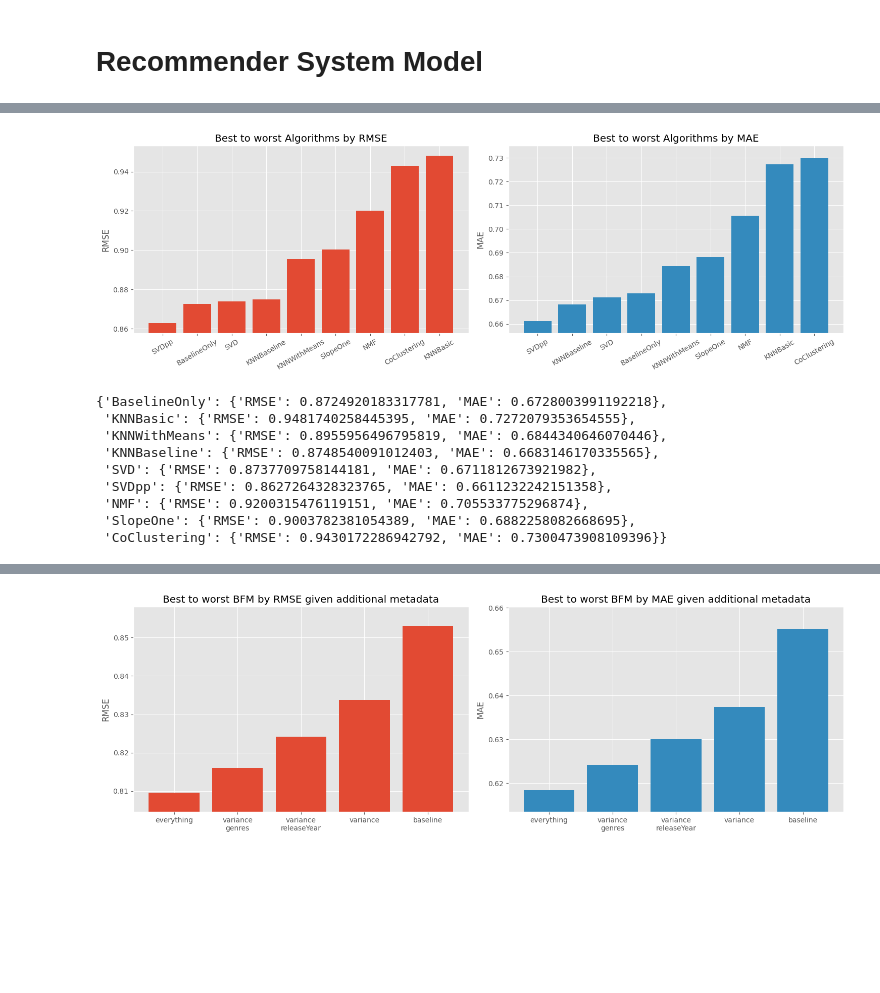
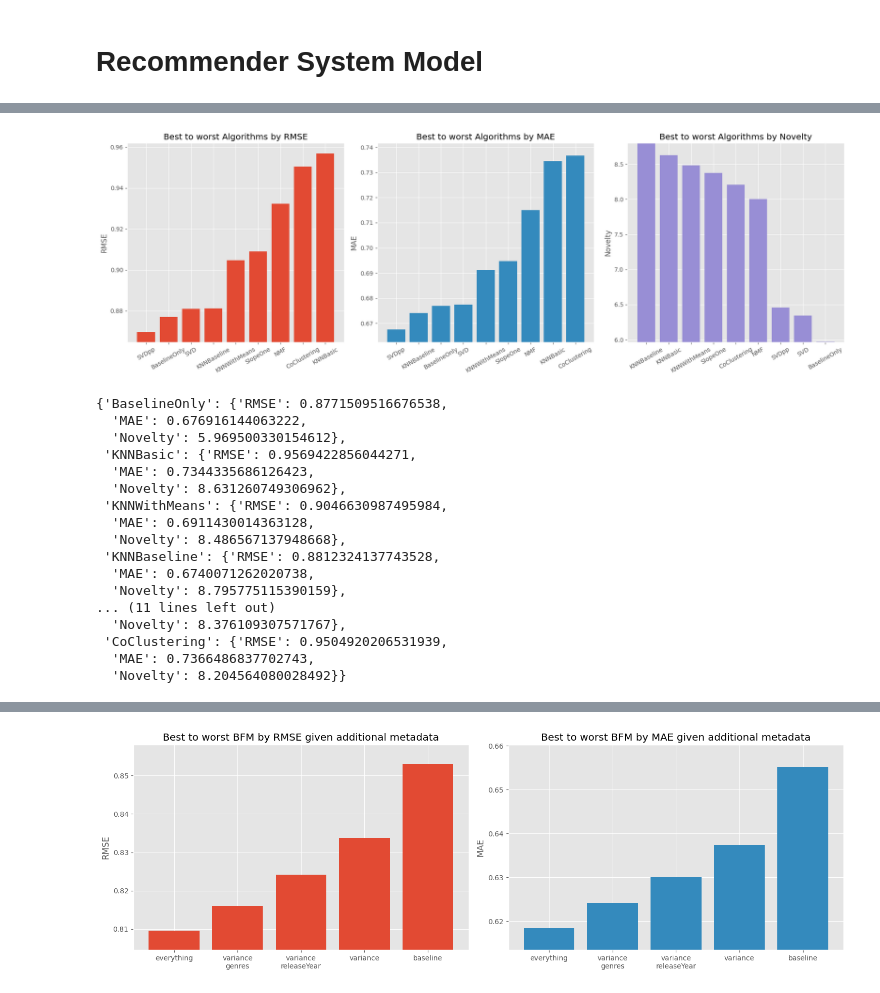
Before and after one commit to NamLe0609/recsys-movielens, a Jupyter notebook: new-movielens-100k.ipynb, the cells around one changed output, grey strips where cells are left out. Drawn from its saved outputs; the diff is of its cells as text; code cells hidden in the pictures; blank space fills up the shorter version.

Commit message:
Add saving model and novelty metric (WIP)

```diff
--- a/new-movielens-100k.ipynb
+++ b/new-movielens-100k.ipynb
@@ -316,0 +256,7 @@ Done computing similarity matrix.
+# %%
+def novelty(recommendations, unique_users, item_popularity):
+    novelty_scores = [
+        -np.log2(item_popularity.get(item, 1) / unique_users)
+        for item in recommendations
+    ]
+    return np.mean(novelty_scores)
@@ -328,53 +386,75 @@ algo_names = [
 ]
 rmse_scores = np.array([results[name]["RMSE"] for name in algo_names])
 mae_scores = np.array([results[name]["MAE"] for name in algo_names])
+novelty_scores = np.array([results[name]["Novelty"] for name in algo_names])
 
 # Order algorithms independently
 order_rmse = np.argsort(rmse_scores)
 order_mae = np.argsort(mae_scores)
+order_novelty = np.argsort(-novelty_scores)
+
 # Create ordered lists for each metric
 algo_names_rmse = [algo_names[i] for i in order_rmse]
 algo_names_mae = [algo_names[i] for i in order_mae]
+algo_names_novelty = [algo_names[i] for i in order_novelty]
 
 rmse_ordered = rmse_scores[order_rmse]
 mae_ordered = mae_scores[order_mae]
+novelty_ordered = novelty_scores[order_novelty]
 
 # Create x-axis indices
 x_rmse = np.arange(len(algo_names_rmse))
 x_mae = np.arange(len(algo_names_mae))
+x_novelty = np.arange(len(algo_names_novelty))
 
 # Create two subplots side by side
-fig, (ax1, ax2) = plt.subplots(1, 2, figsize=(15, 5))
+fig, (ax1, ax2, ax3) = plt.subplots(1, 3, figsize=(18, 6))
 
 # Plot RMSE on the left, ordered by RMSE
 ax1.bar(x_rmse, rmse_ordered, color="C0")
 ax1.set_title("Best to worst Algorithms by RMSE")
 ax1.set_ylabel("RMSE")
 ax1.set_xticks(x_rmse)
 ax1.set_xticklabels(algo_names_rmse, rotation=30)
 ax1.set_ylim(rmse_ordered.min() - 0.005, rmse_ordered.max() + 0.005)
 
 # Plot MAE on the right, ordered by MAE
 ax2.bar(x_mae, mae_ordered, color="C1")
 ax2.set_title("Best to worst Algorithms by MAE")
 ax2.set_ylabel("MAE")
 ax2.set_xticks(x_mae)
 ax2.set_xticklabels(algo_names_mae, rotation=30)
 ax2.set_ylim(mae_ordered.min() - 0.005, mae_ordered.max() + 0.005)
 
+# Plot Novelty on the right, ordered by Novelty
+ax3.bar(x_novelty, novelty_ordered, color="C2")
+ax3.set_title("Best to worst Algorithms by Novelty")
+ax3.set_ylabel("Novelty")
+ax3.set_xticks(x_novelty)
+ax3.set_xticklabels(algo_names_novelty, rotation=30)
+ax3.set_ylim(novelty_ordered.min() - 0.005, novelty_ordered.max() + 0.005)
+
 plt.tight_layout()
 plt.savefig(f"{image_path}surpise_algo_comparison.png", dpi=300)
 plt.show()
 results
 # %% [output]
-[figure, old version]
+[figure, new version]
-{'BaselineOnly': {'RMSE': 0.8724920183317781, 'MAE': 0.6728003991192218},
- 'KNNBasic': {'RMSE': 0.9481740258445395, 'MAE': 0.7272079353654555},
- 'KNNWithMeans': {'RMSE': 0.8955956496795819, 'MAE': 0.6844340646070446},
- 'KNNBaseline': {'RMSE': 0.8748540091012403, 'MAE': 0.6683146170335565},
- 'SVD': {'RMSE': 0.8737709758144181, 'MAE': 0.6711812673921982},
- 'SVDpp': {'RMSE': 0.8627264328323765, 'MAE': 0.6611232242151358},
- 'NMF': {'RMSE': 0.9200315476119151, 'MAE': 0.705533775296874},
- 'SlopeOne': {'RMSE': 0.9003782381054389, 'MAE': 0.6882258082668695},
- 'CoClustering': {'RMSE': 0.9430172286942792, 'MAE': 0.7300473908109396}}
+{'BaselineOnly': {'RMSE': 0.8771509516676538,
+  'MAE': 0.676916144063222,
+  'Novelty': 5.969500330154612},
+ 'KNNBasic': {'RMSE': 0.9569422856044271,
+  'MAE': 0.7344335686126423,
+  'Novelty': 8.631260749306962},
+ 'KNNWithMeans': {'RMSE': 0.9046630987495984,
+  'MAE': 0.6911430014363128,
+  'Novelty': 8.486567137948668},
+ 'KNNBaseline': {'RMSE': 0.8812324137743528,
+  'MAE': 0.6740071262020738,
+  'Novelty': 8.795775115390159},
+... (11 lines left out)
+  'Novelty': 8.376109307571767},
+ 'CoClustering': {'RMSE': 0.9504920206531939,
+  'MAE': 0.7366486837702743,
+  'Novelty': 8.204564080028492}}
 # %%
```
Also changed, not shown: parts of 20 cells of this notebook, 5 other files.
